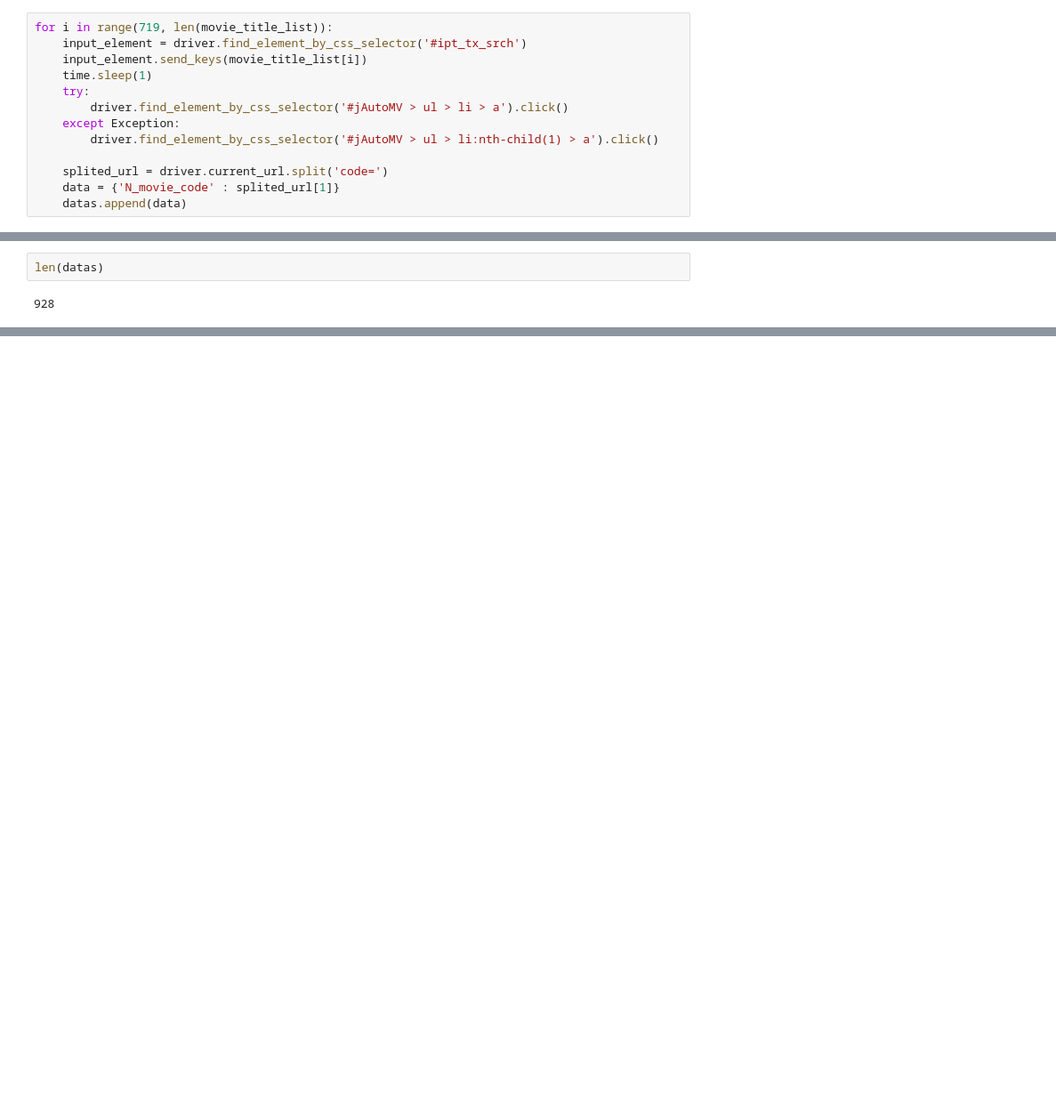
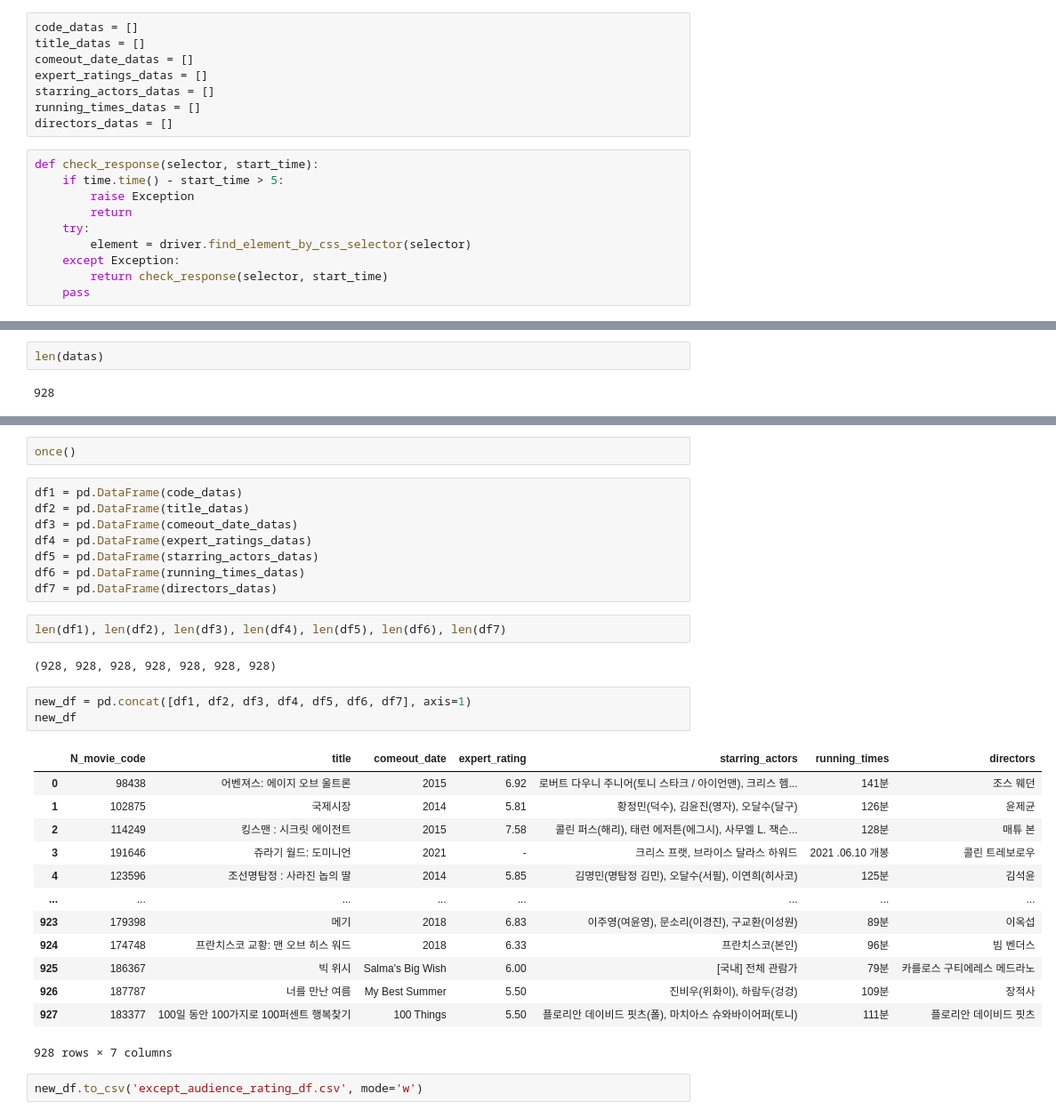
Before and after one commit to yeejun007/linear_regression_project, a Jupyter notebook: yeejun/naver_movie_crawling.ipynb, the cells around one changed output, grey strips where cells are left out. Shown at 89% size. Drawn from its saved outputs; the diff is of its cells as text; blank space fills up the shorter version.

Commit message:
make dataframe to  csv_file except audience rating

```diff
--- a/yeejun/naver_movie_crawling.ipynb
+++ b/yeejun/naver_movie_crawling.ipynb
@@ -61,13 +67,18 @@ datas = []
-# %%
-for i in range(719, len(movie_title_list)):
-    input_element = driver.find_element_by_css_selector('#ipt_tx_srch')
-    input_element.send_keys(movie_title_list[i])
-    time.sleep(1)
-    try:
-        driver.find_element_by_css_selector('#jAutoMV > ul > li > a').click()
-    except Exception:
-        driver.find_element_by_css_selector('#jAutoMV > ul > li:nth-child(1) > a').click()
-
-    splited_url = driver.current_url.split('code=')
-    data = {'N_movie_code' : splited_url[1]}
-    datas.append(data)
+# %%
+code_datas = []
+title_datas = []
+comeout_date_datas = []
+expert_ratings_datas = []
+starring_actors_datas = []
+running_times_datas = []
+directors_datas = []
+# %%
+def check_response(selector, start_time):
+    if time.time() - start_time > 5:
+        raise Exception
+        return
+    try:
+        element = driver.find_element_by_css_selector(selector)
+    except Exception:
+        return check_response(selector, start_time)
+    pass
@@ -107,0 +273,33 @@ df[:10]
+# %%
+once()
+# %%
+df1 = pd.DataFrame(code_datas)
+df2 = pd.DataFrame(title_datas)
+df3 = pd.DataFrame(comeout_date_datas)
+df4 = pd.DataFrame(expert_ratings_datas)
+df5 = pd.DataFrame(starring_actors_datas)
+df6 = pd.DataFrame(running_times_datas)
+df7 = pd.DataFrame(directors_datas)
+# %%
+len(df1), len(df2), len(df3), len(df4), len(df5), len(df6), len(df7)
+# %% [output]
+(928, 928, 928, 928, 928, 928, 928)
+# %%
+new_df = pd.concat([df1, df2, df3, df4, df5, df6, df7], axis=1)
+new_df
+# %% [output]
+|  | N_movie_code | title | comeout_date | expert_rating | starring_actors | running_times | directors |
+| 0 | 98438 | 어벤져스: 에이지 오브 울트론 | 2015 | 6.92 | 로버트 다우니 주니어(토니 스타크 / 아이언맨), 크리스 헴... | 141분 | 조스 웨던 |
+| 1 | 102875 | 국제시장 | 2014 | 5.81 | 황정민(덕수), 김윤진(영자), 오달수(달구) | 126분 | 윤제균 |
+| 2 | 114249 | 킹스맨 : 시크릿 에이전트 | 2015 | 7.58 | 콜린 퍼스(해리), 태런 에저튼(에그시), 사무엘 L. 잭슨... | 128분 | 매튜 본 |
+| 3 | 191646 | 쥬라기 월드: 도미니언 | 2021 | - | 크리스 프랫, 브라이스 달라스 하워드 | 2021 .06.10 개봉 | 콜린 트레보로우 |
+| 4 | 123596 | 조선명탐정 : 사라진 놉의 딸 | 2014 | 5.85 | 김명민(명탐정 김민), 오달수(서필), 이연희(히사코) | 125분 | 김석윤 |
+| ... | ... | ... | ... | ... | ... | ... | ... |
+| 923 | 179398 | 메기 | 2018 | 6.83 | 이주영(여윤영), 문소리(이경진), 구교환(이성원) | 89분 | 이옥섭 |
+| 924 | 174748 | 프란치스코 교황: 맨 오브 히스 워드 | 2018 | 6.33 | 프란치스코(본인) | 96분 | 빔 벤더스 |
+| 925 | 186367 | 빅 위시 | Salma's Big Wish | 6.00 | [국내] 전체 관람가 | 79분 | 카를로스 구티에레스 메드라노 |
+| 926 | 187787 | 너를 만난 여름 | My Best Summer | 5.50 | 진비우(위화이), 하람두(겅겅) | 109분 | 장적사 |
+| 927 | 183377 | 100일 동안 100가지로 100퍼센트 행복찾기 | 100 Things | 5.50 | 플로리안 데이비드 핏츠(폴), 마치아스 슈와바이어퍼(토니) | 111분 | 플로리안 데이비드 핏츠 |
+928 rows × 7 columns
+# %%
+new_df.to_csv('except_audience_rating_df.csv', mode='w')
```
Also changed, not shown: parts of 50 cells of this notebook, 2 other files.
